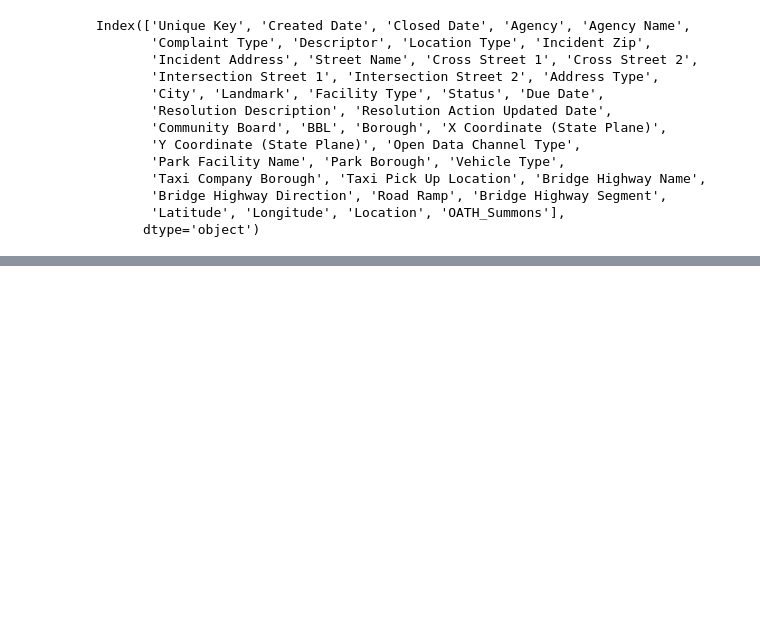
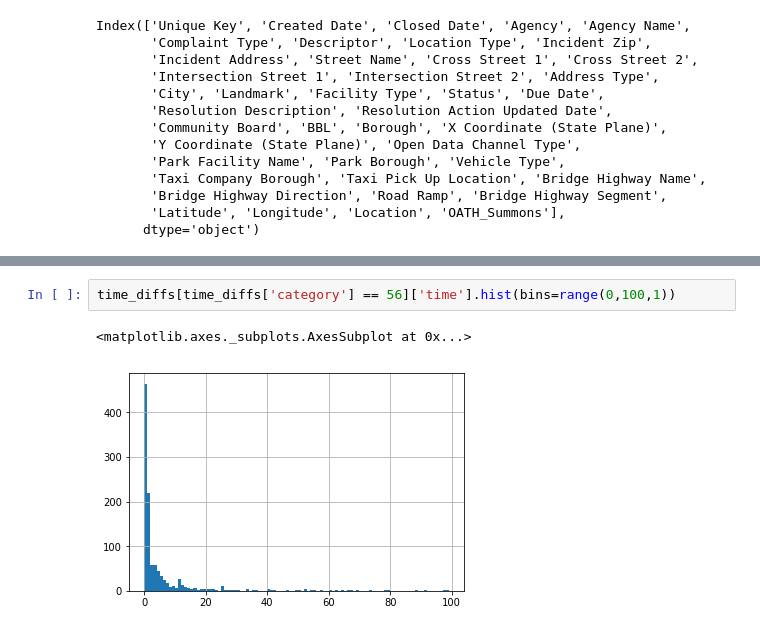
Before and after one commit to bendnorman/DOB-elevator-complaints, a Jupyter notebook: 311_data_analysis.ipynb, the cells around one changed output, grey strips where cells are left out. Drawn from its saved outputs; the diff is of its cells as text; blank space fills up the shorter version.

```diff
--- a/311_data_analysis.ipynb
+++ b/311_data_analysis.ipynb
@@ -70,0 +210,5 @@ Index(['version https://git-lfs.github.com/spec/v1'], dtype='object')
+# %%
+time_diffs[time_diffs['category'] == 56]['time'].hist(bins=range(0,100,1))
+# %% [output]
+<matplotlib.axes._subplots.AxesSubplot at 0x...>
+[figure, added]
```
Also changed, not shown: parts of 16 cells of this notebook.
